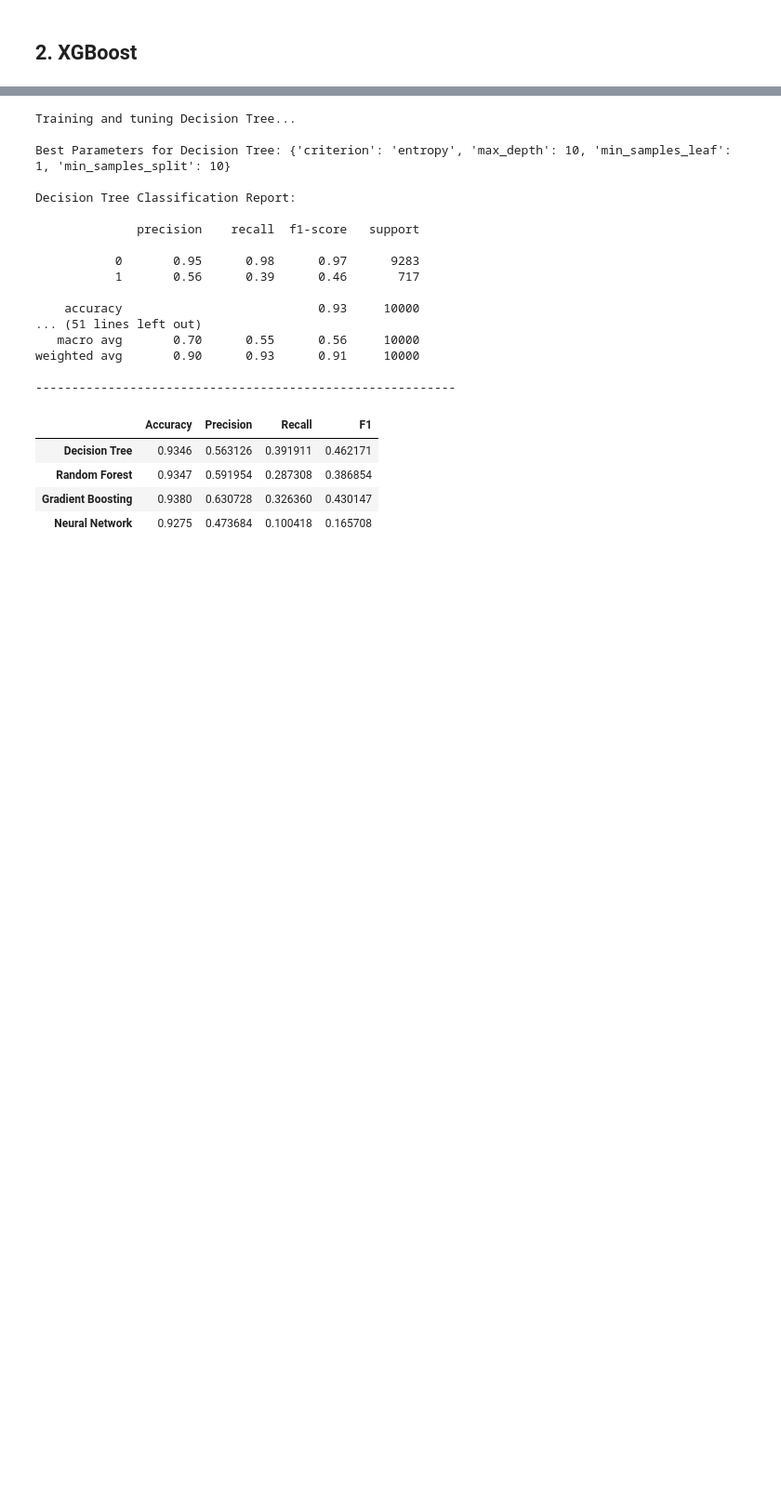
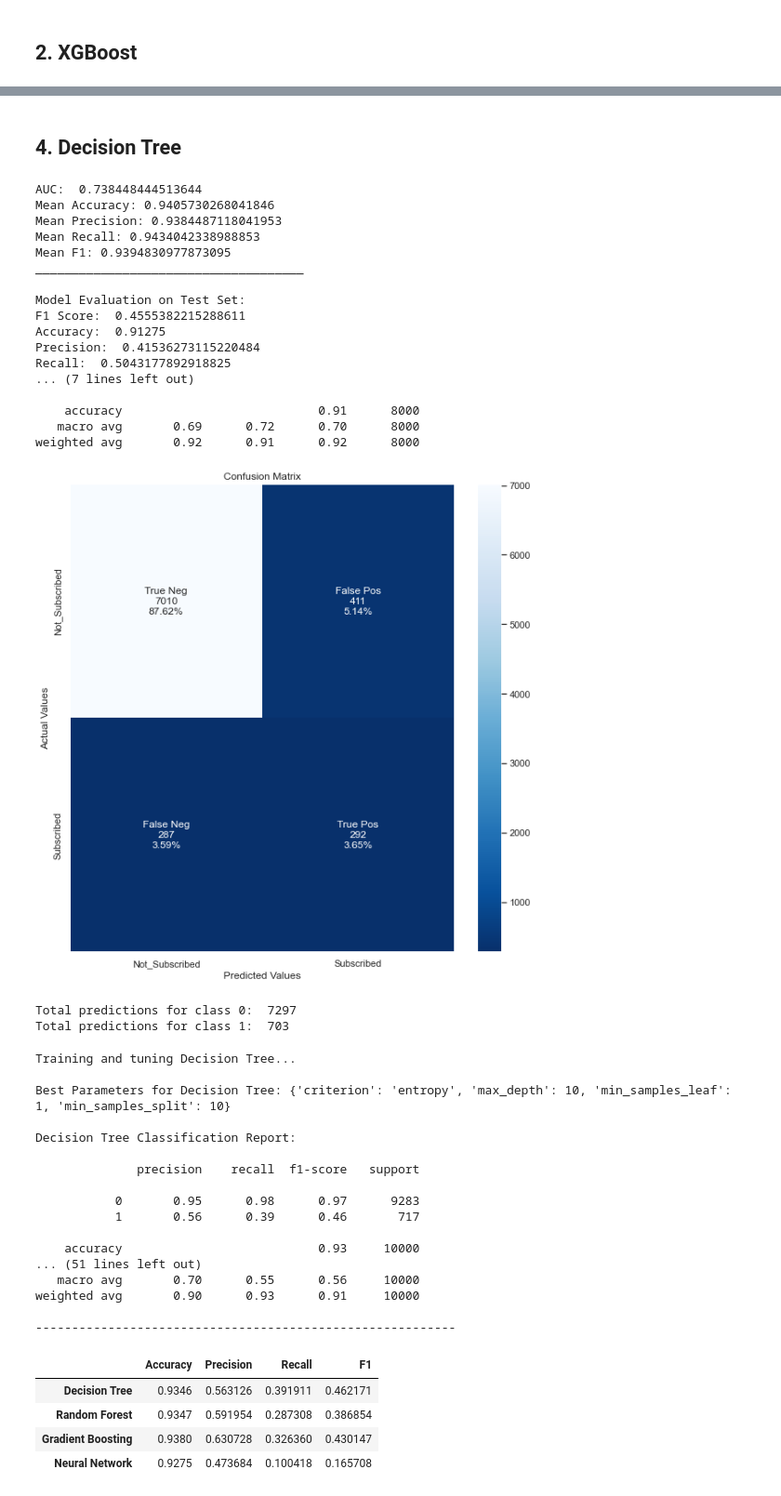
Before and after one commit to j1bulbul/Term_Deposit_Subscription_Predictor_ML, a Jupyter notebook: Term_Deposit_Solution.ipynb, the cells around one changed output, grey strips where cells are left out. Shown at 93% size. Cells and saved outputs as stored; diff of their text form; code cells hidden in the pictures; blank space fills up the shorter version.

```diff
--- a/Term_Deposit_Solution.ipynb
+++ b/Term_Deposit_Solution.ipynb
@@ -742,3 +798,49 @@ eval_results(y_test, ann_y_predicted)
+# %% [markdown]
+## 4. Decision Tree
+# %%
+dt_model = DecisionTreeClassifier(criterion = 'entropy', max_depth = 20, min_samples_leaf = 1, min_samples_split = 2, random_state=42)
+dt_model.fit(X_train_smote, y_train_smote)
+
+# Make predictions and compute AUC
+dt_y_predicted = dt_model.predict(X_test)
+fpr_dt, tpr_dt, thresholds_dt = roc_curve(y_test, dt_model.predict_proba(X_test)[:,1])  # This line calculates the ROC curve for XGB
+print("AUC: ", roc_auc_score(y_test, dt_model.predict_proba(X_test)[:, 1]))
+
+# Perform 5-fold cross-validation on training dataset and get the mean scores for the training dataset
+cv_results_dt = cross_validate(dt_model, X=X_train_smote, y=y_train_smote, scoring=scoring, cv=5, n_jobs=-1, verbose=0)
+mean_accuracy_dt = np.mean(cv_results_dt['test_accuracy'])
+mean_precision_dt = np.mean(cv_results_dt['test_precision'])
+mean_recall_dt = np.mean(cv_results_dt['test_recall'])
+mean_f1_dt = np.mean(cv_results_dt['test_f1'])
+
+print(f"Mean Accuracy: {mean_accuracy_dt}")
+print(f"Mean Precision: {mean_precision_dt}")
+print(f"Mean Recall: {mean_recall_dt}")
+print(f"Mean F1: {mean_f1_dt}")
+
+# Finally evaluate the model on the test set
+eval_results(y_test, dt_y_predicted)
+# %% [output]
+AUC:  0.738448444513644
+Mean Accuracy: 0.9405730268041846
+Mean Precision: 0.9384487118041953
+Mean Recall: 0.9434042338988853
+Mean F1: 0.9394830977873095
+_____________________________________
+
+Model Evaluation on Test Set:
+F1 Score:  0.4555382215288611
+Accuracy:  0.91275
+Precision:  0.41536273115220484
+Recall:  0.5043177892918825
+... (7 lines left out)
+
+    accuracy                           0.91      8000
+   macro avg       0.69      0.72      0.70      8000
+weighted avg       0.92      0.91      0.92      8000
+[figure, added]
+Total predictions for class 0:  7297
+Total predictions for class 1:  703
 # %%
 # Initialize a dictionary to store results
 results = {}
```
Also changed, not shown: parts of 8 cells of this notebook.
